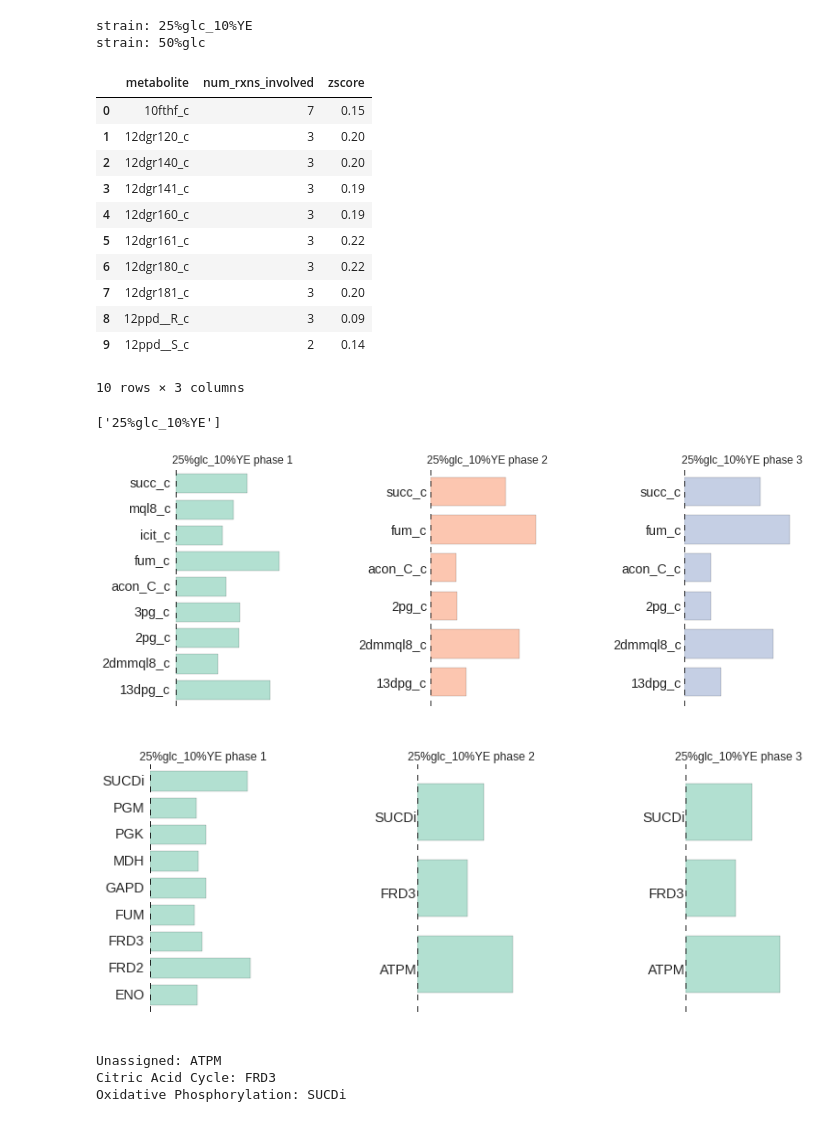
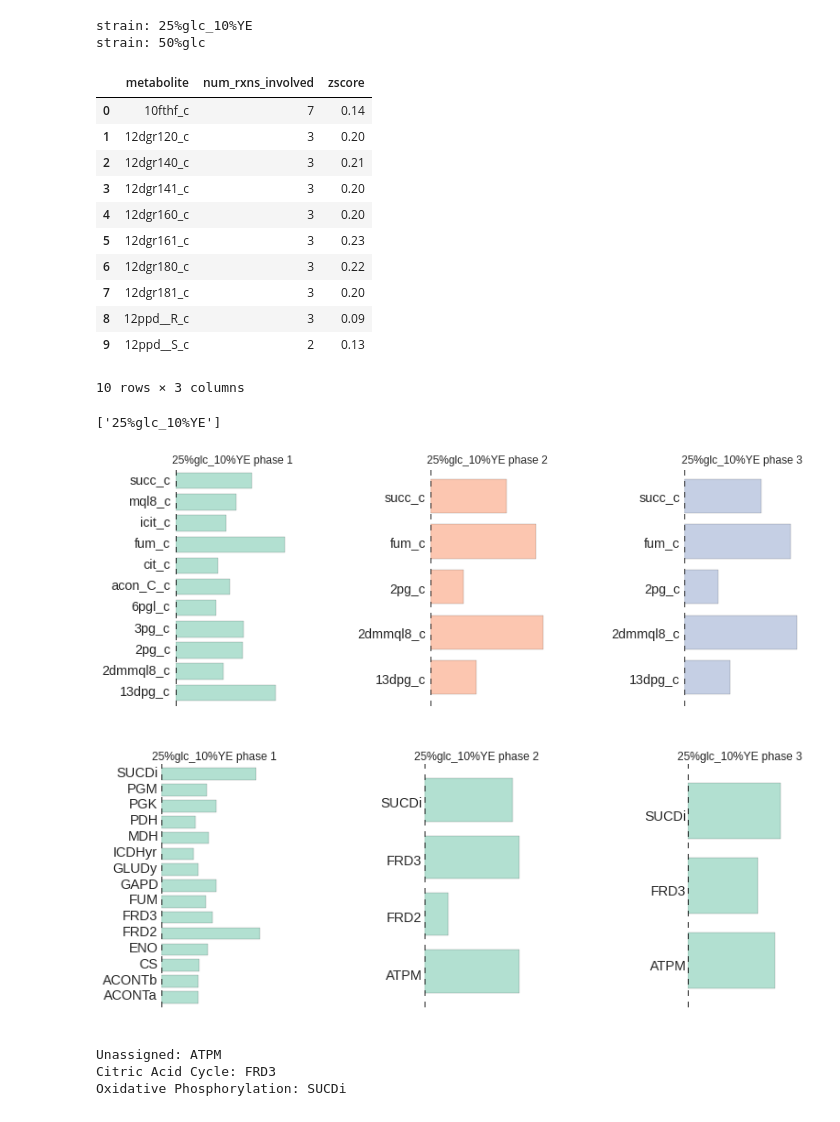
Before and after one commit to Kange2014/FluxShift, a Jupyter notebook: flux_shift_z_score_YE.ipynb, the cells around one changed output. Saved outputs shown, nothing was run; the diff lists cells and outputs as text; code cells hidden in the pictures.

```diff
--- a/flux_shift_z_score_YE.ipynb
+++ b/flux_shift_z_score_YE.ipynb
@@ -68,9 +68,29 @@ reaction.upper_bound = 1000
 reaction.objective_coefficient = 0
 
 metabolites = ['ala__L_c','cys__L_c','asp__L_c','glu__L_c','phe__L_c','gly_c','his__L_c','ile__L_c','lys__L_c','leu__L_c','met__L_c','asn__L_c','pro__L_c','gln__L_c','arg__L_c','ser__L_c','thr__L_c','val__L_c','trp__L_c','tyr__L_c','atp_c','adp_c','pi_c']
+
 coefficient1 = [-6,-6,-9,-17,-9,-11,-5,-4,-17,-17,-3,-11,-19,-11,-6,-24,-14,-23,-4,-8,-4.306*224,964.544,965.544]
 coefficient2 = [-0.513689,-0.09158,-0.241055,-0.26316,-0.185265,-0.612638,-0.094738,-0.290529,-0.343161,-0.450531,-0.153686,-0.241055,-0.221055,-0.26316,-0.295792,-0.215792,-0.253687,-0.423162,-0.056843,-0.137896,-23.03053,23.03053,23.03053]
-for
+
+for i in range(0,len(metabolites)):
+ metabolite = model.metabolites.get_by_id(metabolites[i])
+ reaction.add_metabolites({metabolite:coefficient2[i]})
+
+reaction.gene_reaction_rule = ''
+model.add_reaction(reaction)
+
+react_id = "BiomassProtein"
+reaction = Reaction(react_id)
+reaction.name = react_id
+reaction.subsystem = "Biomass protein synthesis"
+reaction.lower_bound = 0
+reaction.upper_bound = 1000
+reaction.objective_coefficient = 0
+for i in range(0,len(metabolites)):
+  metabolite = model.metabolites.get_by_id(metabolites[i])
+  reaction.add_metabolites({metabolite:coefficient2[i]})
+
+model.add_reaction(reaction)
 # %%
 print len(model.reactions)
 # %% [output]
@@ -97,9 +117,10 @@ DF_erroneous_fluxes = pd.DataFrame(read_to_struct)
 #  search for zero flux reactions
 
 opt_fract = 0.9
+m.reactions.BIOMASS_Ec_iJO1366_core_53p95M.objective_coefficient = 1
 
 from cobra.flux_analysis.variability import flux_variability_analysis
-flux_var = flux_variability_analysis(m, fraction_of_optimum=opt_fract)
+flux_var = flux_variability_analysis(m,fraction_of_optimum=opt_fract)
 
 removed = []
 read_to_struct = []
@@ -147,11 +168,11 @@ def mcmc_tab2pandas(strain):
 
     file1 = '25glucose+10YE/sampling_%s_p1.tab'%strain
     file2 = '25glucose+10YE/sampling_%s_p2.tab'%strain
-    file2 = '25glucose+10YE/sampling_%s_p3.tab'%strain
+    file3 = '25glucose+10YE/sampling_%s_p3.tab'%strain
 
     flux_dist1 = np.loadtxt(file1,delimiter="\t",skiprows=1)
     flux_dist2 = np.loadtxt(file2,delimiter="\t",skiprows=1)
-    flux_dist3 = np.loadtxt(file2,delimiter="\t",skiprows=1)
+    flux_dist3 = np.loadtxt(file3,delimiter="\t",skiprows=1)
 
     print "Sample size for %s phase I:"%strain, flux_dist1.shape
     print "Sample size for %s phase II:"%strain, flux_dist2.shape
@@ -286,11 +307,11 @@ shape after pruning 50%glc: (5000, 2008)
 df = df_rxns_removed_p1['25%glc_10%YE']
 
 for i in df.index:
-    if df['percent of states with flux < 10'][i] < 4900:
-        print df['react_id'][i], df['percent of states with flux < 10'][i]
+    if df['percent of states with flux > 10'][i] < 4900:
+        print df['react_id'][i], df['percent of states with flux > 10'][i]
 
 for i in df.index:
-    if df['percent of states with flux < 10'][i] < 5000:
+    if df['percent of states with flux > 10'][i] < 5000:
         if df['max abs flux'][i] > 20:
             print df['react_id'][i],df['max abs flux'][i]
 # %% [output]
@@ -508,16 +521,16 @@ strain: 50%glc
 DF_metabolite_zscore_p1['25%glc_10%YE'][0:10]
 # %% [output]
 |  | metabolite | num_rxns_involved | zscore |
-| 0 | 10fthf_c | 7 | 0.15 |
+| 0 | 10fthf_c | 7 | 0.14 |
 | 1 | 12dgr120_c | 3 | 0.20 |
-| 2 | 12dgr140_c | 3 | 0.20 |
-| 3 | 12dgr141_c | 3 | 0.19 |
-| 4 | 12dgr160_c | 3 | 0.19 |
-| 5 | 12dgr161_c | 3 | 0.22 |
+| 2 | 12dgr140_c | 3 | 0.21 |
+| 3 | 12dgr141_c | 3 | 0.20 |
+| 4 | 12dgr160_c | 3 | 0.20 |
+| 5 | 12dgr161_c | 3 | 0.23 |
 | 6 | 12dgr180_c | 3 | 0.22 |
 | 7 | 12dgr181_c | 3 | 0.20 |
 | 8 | 12ppd__R_c | 3 | 0.09 |
-| 9 | 12ppd__S_c | 2 | 0.14 |
+| 9 | 12ppd__S_c | 2 | 0.13 |
 10 rows × 3 columns
 # %%
 DF_metabolite_zscore_p2.keys()
@@ -534,7 +547,7 @@ for strain in DF_metabolite_zscore_p1.keys():
 # %%
 metabolites_to_omit=['mqn8_c','2dmmq8_c','nh4_c','na1_c','zn2_c','ni2_c','q8_c','o2_c','h2o_c','pi_c','nadh_c','nad_c','nadph_c','nadp_c','atp_c','adp_c','amp_c','h_c','coa_c','co2_c','q8h2_c','cobalt2_c','cd2_c']
 
-name_graph = 'metabolite_zscores_all_strains'
+name_graph = '25%glc_%YE_metabolite_zscores_all_strains'
 
 fig, axes = plt.subplots(nrows=1, ncols=3)  # change for adding in bis
 
@@ -547,39 +560,39 @@ df.zscore.plot(ax=axes[0], kind='barh', color=c1, title=strain + " phase 1",alph
 axes[0].axis('off')
 
 for i, x in enumerate(df.metabolite):
         axes[0].text(-0.25, i + .5, x, ha='right', fontsize='large')
 
 
 df =  DF_metabolite_zscore_p2[strain][~DF_metabolite_zscore_p2[strain].metabolite.isin(metabolites_to_omit)][DF_metabolite_zscore_p2[strain].metabolite.str.contains('_c')][DF_metabolite_zscore_p2[strain].zscore >1.74]
 
 df.zscore.plot(ax=axes[1], kind='barh', color=c2, title=strain + " phase 2",alpha=0.5,figsize=(5, 8))
 axes[1].axis('off')
 
 for i, x in enumerate(df.metabolite):
         axes[1].text(-0.25, i + .5, x, ha='right', fontsize='large')
 
 df =  DF_metabolite_zscore_p3[strain][~DF_metabolite_zscore_p3[strain].metabolite.isin(metabolites_to_omit)][DF_metabolite_zscore_p3[strain].metabolite.str.contains('_c')][DF_metabolite_zscore_p3[strain].zscore >1.74]
 
 df.zscore.plot(ax=axes[2], kind='barh', color=c3, title=strain + " phase 3",alpha=0.5,figsize=(5, 8))
 axes[2].axis('off')
 
 for i, x in enumerate(df.metabolite):
         axes[2].text(-0.25, i + .5, x, ha='right', fontsize='large')
 
 ####
 
 fig.tight_layout()
 
 fig = plt.gcf()
 fig.set_figwidth(12)
 fig.set_figheight(4)
 # %% [output]
-[figure, old version]
+[figure, new version]
 # %%
 fig.savefig('%s.pdf'%str(name_graph),dpi=600,format='PDF')
 fig.savefig('%s.png'%str(name_graph),dpi=300,format='PNG')
 # %%
-name_graph = 'reaction_zscores_all_strains'
+name_graph = '25%glc_10%YE_reaction_zscores_all_strains'
 
 fig, axes = plt.subplots(nrows=1, ncols=3)  # change for adding in bis
 
@@ -619,5 +632,5 @@ fig = plt.gcf()
 fig.set_figwidth(12)
 fig.set_figheight(4)
 # %% [output]
-[figure, old version]
+[figure, new version]
 # %%
```
Also changed, not shown: parts of 32 cells of this notebook.
